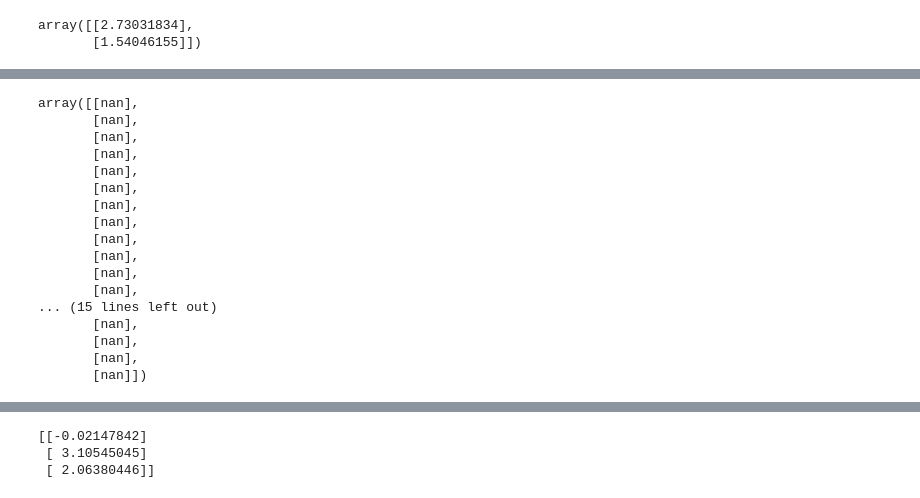
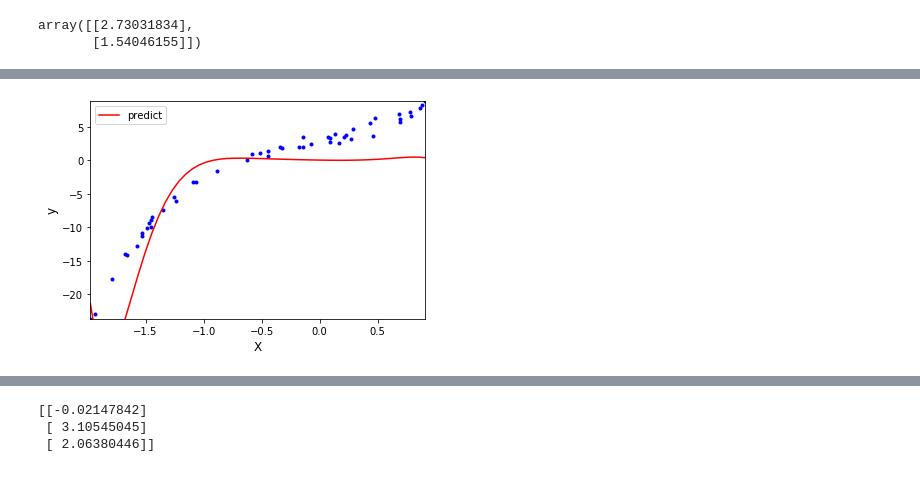
Before and after one commit to Jo-chana/CoLab_ML_codes, a Jupyter notebook: ML_hardcoding.ipynb, the cells around one changed output, grey strips where cells are left out. Saved outputs shown, nothing was run; the diff lists cells and outputs as text; code cells hidden in the pictures.

```diff
--- a/ML_hardcoding.ipynb
+++ b/ML_hardcoding.ipynb
@@ -148,3 +142,10 @@ array([[2.88770601],
 # %%
 # 10차 다중 회귀
-theta_hat_10 = batch_gradient_descent(X_poly_bias_10,y,0.1,1000)
+
+# 여러가지 방법으로 데이터 스케일링 해보기
+
+X_poly_10 = poly_feature(X,10)/100
+y_10 = y/100
+X_poly_bias_10 = bias(X_poly_10)
+
+theta_hat = batch_gradient_descent(X_poly_bias_10,y_10,0.1,1000)
@@ -168,20 +152,4 @@ theta_hat_30 = batch_gradient_descent(X_poly_bias_30,y,0.1,1000)
-# %%
-theta_hat_30
-# %% [output]
-array([[nan],
-       [nan],
-       [nan],
-       [nan],
-       [nan],
-       [nan],
-       [nan],
-       [nan],
-       [nan],
-       [nan],
-       [nan],
-       [nan],
-... (15 lines left out)
-       [nan],
-       [nan],
-       [nan],
-       [nan]])
+# %%
+graph(X,y,theta_hat,poly=10)
+# %% [output]
+[figure, added]
```
Also changed, not shown: parts of 5 cells of this notebook.
